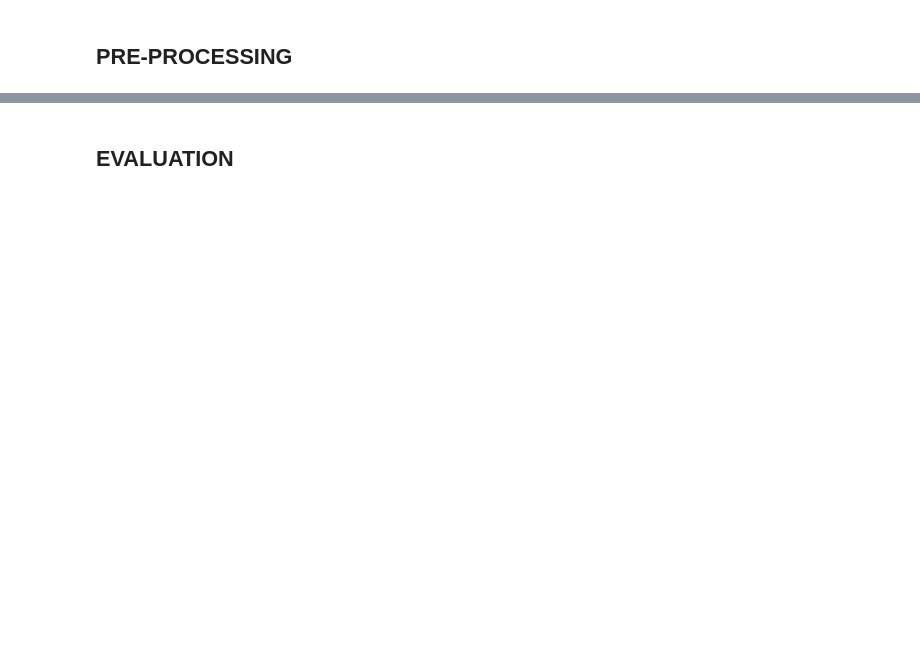
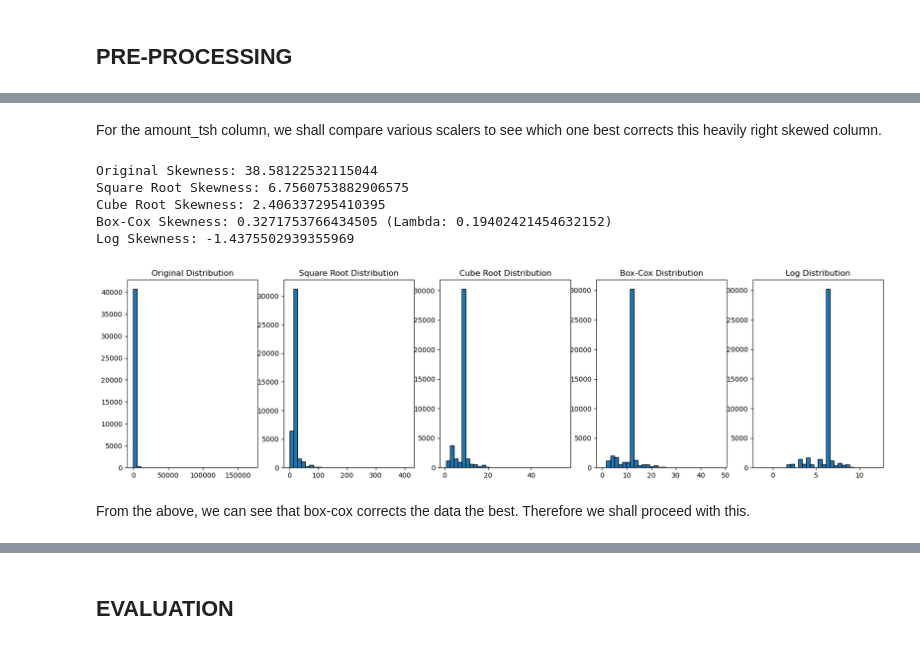
Before and after one commit to Kurgat-Bee/PHASE-03-PROJECT, a Jupyter notebook: TZwaterwells.ipynb, the cells around one changed output, grey strips where cells are left out. Saved outputs shown, nothing was run; the diff lists cells and outputs as text; code cells hidden in the pictures; blank space fills up the shorter version.

```diff
--- a/TZwaterwells.ipynb
+++ b/TZwaterwells.ipynb
@@ -852,0 +810,3 @@ print(f"Column: 'Amount_tsh', Skewness: {df_scaled['amount_tsh'].skew():.2f}")
+# %%
+# Re-defining categorical columns
+categorical_cols = X_train_encoded.select_dtypes(exclude=np.number).columns.tolist()
@@ -852,0 +877,10 @@ print(f"Column: 'Amount_tsh', Skewness: {df_scaled['amount_tsh'].skew():.2f}")
+# %%
+# Using Label Encoding for high cardinality nominal data
+from sklearn.preprocessing import LabelEncoder
+
+label_cols = ['region', 'scheme_management', 'extraction_type', 'basin']
+le = LabelEncoder()
+
+for col in label_cols:
+    X_train_encoded[col] = le.fit_transform(X_train_encoded[col])
+    X_test_encoded[col] = le.transform(X_test_encoded[col])
@@ -852,0 +907,4 @@ print(f"Column: 'Amount_tsh', Skewness: {df_scaled['amount_tsh'].skew():.2f}")
+# %%
+# Creating a copy of the data
+X_train_transformed = X_train_encoded.copy()
+X_test_transformed = X_test_encoded.copy()
@@ -852,0 +936,59 @@ print(f"Column: 'Amount_tsh', Skewness: {df_scaled['amount_tsh'].skew():.2f}")
+# %% [markdown]
+For the amount_tsh column, we shall compare various scalers to see which one best corrects this heavily right skewed column.
+# %%
+import scipy.stats as stats
+
+# Assuming 'amount_tsh' is in df
+df = X_train_transformed.copy()
+
+# Function to calculate skewness
+def check_skewness(col):
+    return stats.skew(df[col])
+
+# Original skewness
+original_skew = check_skewness('amount_tsh')
+
+# Square root transformation
+df['amount_tsh_sqrt'] = np.sqrt(df['amount_tsh'])
+sqrt_skew = check_skewness('amount_tsh_sqrt')
+
+# Cube root transformation
+df['amount_tsh_cbrt'] = np.cbrt(df['amount_tsh'])
+cbrt_skew = check_skewness('amount_tsh_cbrt')
+
+# Box-Cox transformation
+df['amount_tsh_boxcox'], lambda_boxcox = stats.boxcox(df['amount_tsh'] + 1)
+boxcox_skew = check_skewness('amount_tsh_boxcox')
+
+# Log transformation
+df['amount_tsh_log'] = np.log(df['amount_tsh'])
+log_skew = check_skewness('amount_tsh_log')
+
+# Print skewness values
+print(f'Original Skewness: {original_skew}')
+print(f'Square Root Skewness: {sqrt_skew}')
+print(f'Cube Root Skewness: {cbrt_skew}')
+print(f'Box-Cox Skewness: {boxcox_skew} (Lambda: {lambda_boxcox})')
+print(f'Log Skewness: {log_skew}')
+
+# Plot histograms to visualize
+fig, axes = plt.subplots(1, 5, figsize=(20, 5))
+
+for ax, col, title in zip(
+    axes,
+    ['amount_tsh', 'amount_tsh_sqrt', 'amount_tsh_cbrt', 'amount_tsh_boxcox', 'amount_tsh_log'],
+    ['Original', 'Square Root', 'Cube Root', 'Box-Cox', 'Log']
+):
+    ax.hist(df[col], bins=30, edgecolor='black')
+    ax.set_title(f'{title} Distribution')
+
+plt.show()
+# %% [output]
+Original Skewness: 38.58122532115044
+Square Root Skewness: 6.7560753882906575
+Cube Root Skewness: 2.406337295410395
+Box-Cox Skewness: 0.3271753766434505 (Lambda: 0.19402421454632152)
+Log Skewness: -1.4375502939355969
+[figure, added]
+# %% [markdown]
+From the above, we can see that box-cox corrects the data the best. Therefore we shall proceed with this.
```
Also changed, not shown: parts of 104 cells of this notebook.
